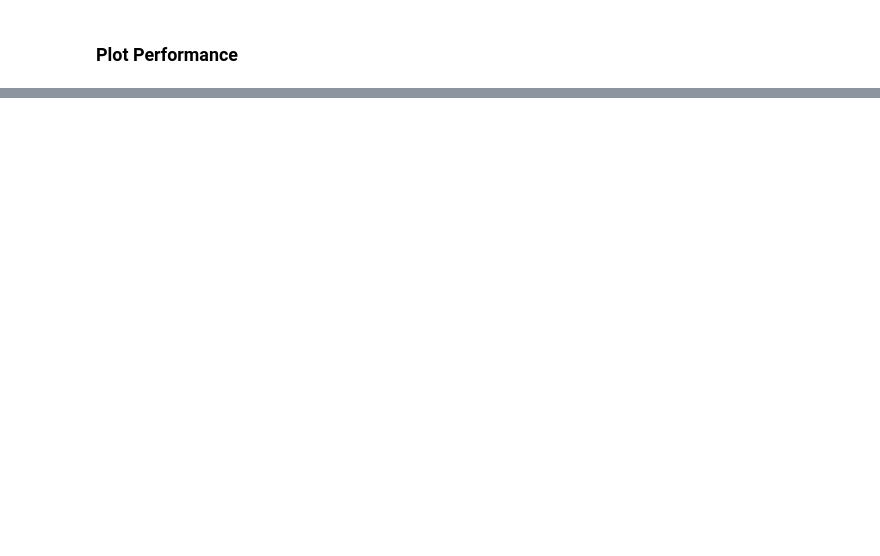
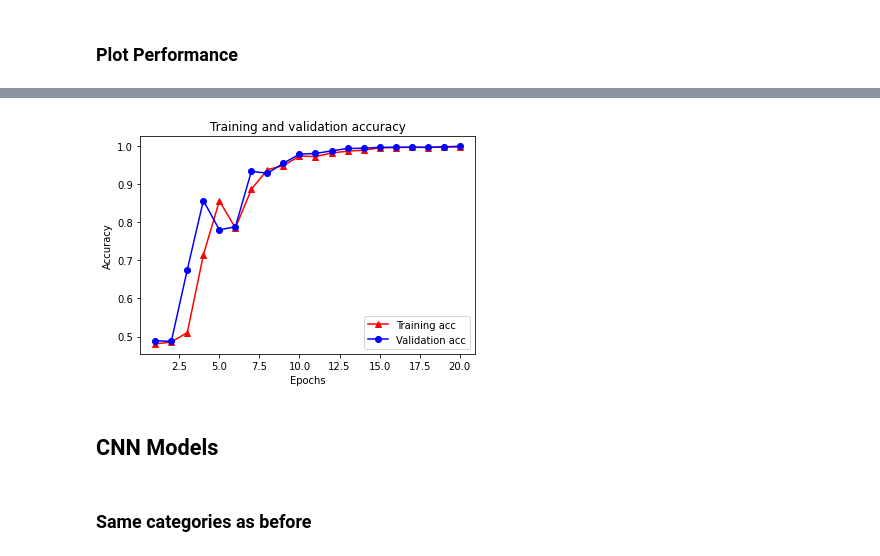
Before and after one commit to hang-yin/GCN-for-Sentiment-Analysis-, a Jupyter notebook: MainNotebook.ipynb, the cells around one changed output, grey strips where cells are left out. Drawn from its saved outputs; the diff is of its cells as text; code cells hidden in the pictures; blank space fills up the shorter version.

```diff
--- a/MainNotebook.ipynb
+++ b/MainNotebook.ipynb
@@ -372,0 +474,18 @@ plt.show()
+# %%
+# Plot accuracy
+plt.clf()   # clear figure
+
+plt.plot(epochs, acc, '-r^', label='Training acc')
+plt.plot(epochs, val_acc, '-bo', label='Validation acc')
+plt.title('Training and validation accuracy')
+plt.xlabel('Epochs')
+plt.ylabel('Accuracy')
+plt.legend(loc='best')
+
+plt.show()
+# %% [output]
+[figure, added]
+# %% [markdown]
+## CNN Models
+# %% [markdown]
+### Same categories as before
```
Also changed, not shown: parts of 35 cells of this notebook.
